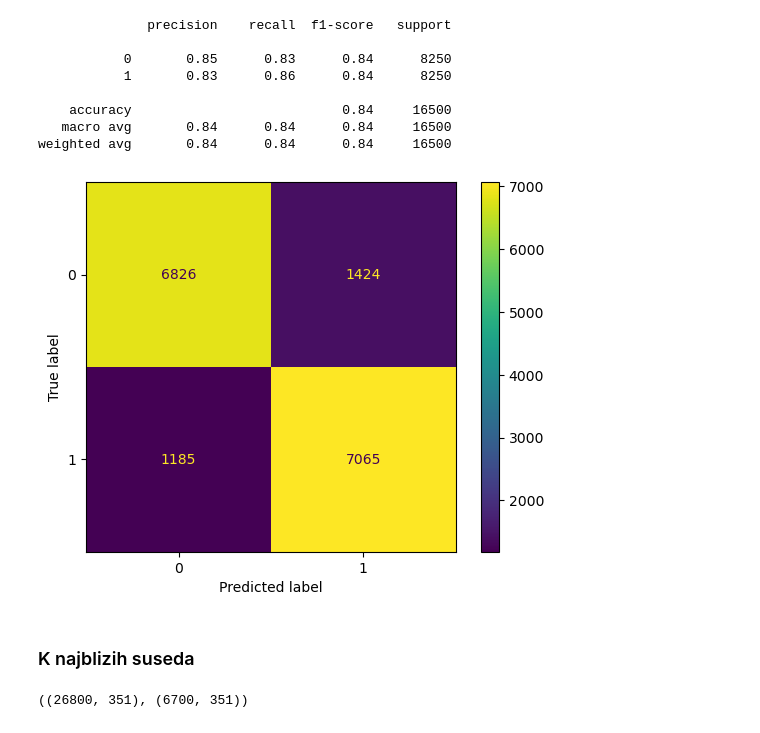
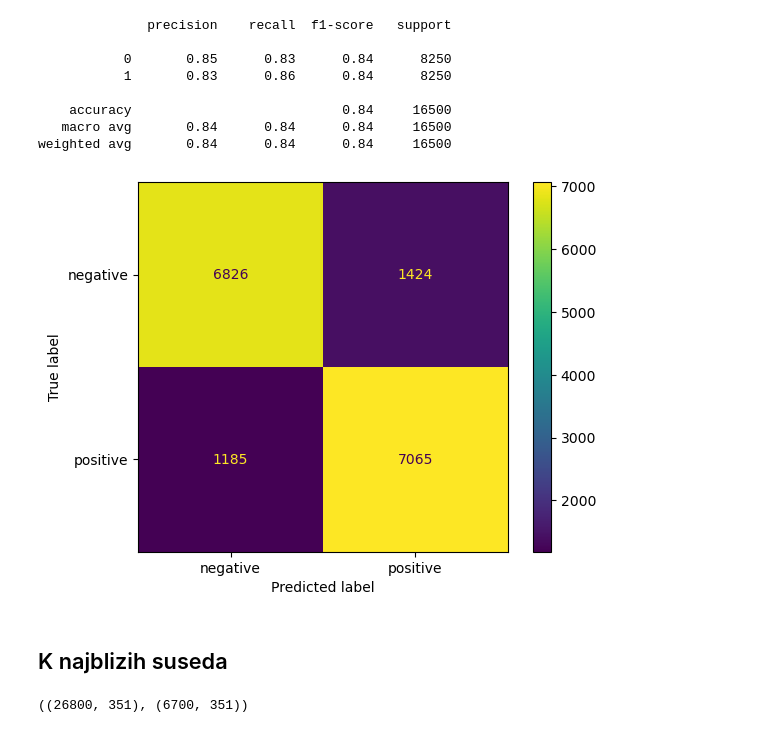
Before and after one commit to PavleSavic/ML_project2023, a Jupyter notebook: 02_Vektorizacija_Modeli.ipynb, the cells around one changed output. Drawn from its saved outputs; the diff is of its cells as text; code cells hidden in the pictures.

```diff
--- a/02_Vektorizacija_Modeli.ipynb
+++ b/02_Vektorizacija_Modeli.ipynb
@@ -418,9 +429,10 @@ X_train_val_vec.shape, X_test_vec.shape
 # %%
 final_svm_model = None
 if best_params['kernel'] == 'linear':
-    final_svm_model = svm.SVC(C=best_params['C'], kernel=best_params['kernel'])
+    # probability= True - da izracuna verovatnoce (potrebno za predict_proba)
+    final_svm_model = svm.SVC(C=best_params['C'], kernel=best_params['kernel'], probability=True)
 else:
-    final_svm_model = svm.SVC(C=best_params['C'], gamma=best_params['gamma'], kernel=best_params['kernel'])
+    final_svm_model = svm.SVC(C=best_params['C'], gamma=best_params['gamma'], kernel=best_params['kernel'], probability=True)
 # %%
 final_svm_model.fit(X_train_val_vec, y_train_val)
 # %% [output]
@@ -451,11 +463,11 @@ print(metrics.classification_report(y_test, y_test_predicted))
 weighted avg       0.84      0.84      0.84     16500
 # %%
 confusion_matrix = metrics.confusion_matrix(y_test, y_test_predicted)
-cm_display = metrics.ConfusionMatrixDisplay(confusion_matrix = confusion_matrix)
+cm_display = metrics.ConfusionMatrixDisplay(confusion_matrix = confusion_matrix, display_labels=['negative', 'positive'])
 cm_display.plot()
 plt.show()
 # %% [output]
-[figure, old version]
+[figure, new version]
 # %%
 # ne mogu se izracunati za nelinarni kernel
 # final_svm.model.coef_
@@ -462,5 +479,5 @@ plt.show()
 # %% [markdown]
-### K najblizih suseda
+## K najblizih suseda
 # %%
 X_train_vectorized.shape, X_val_vectorized.shape
 # %% [output]
```
Also changed, not shown: parts of 26 cells of this notebook, 5 other files.
